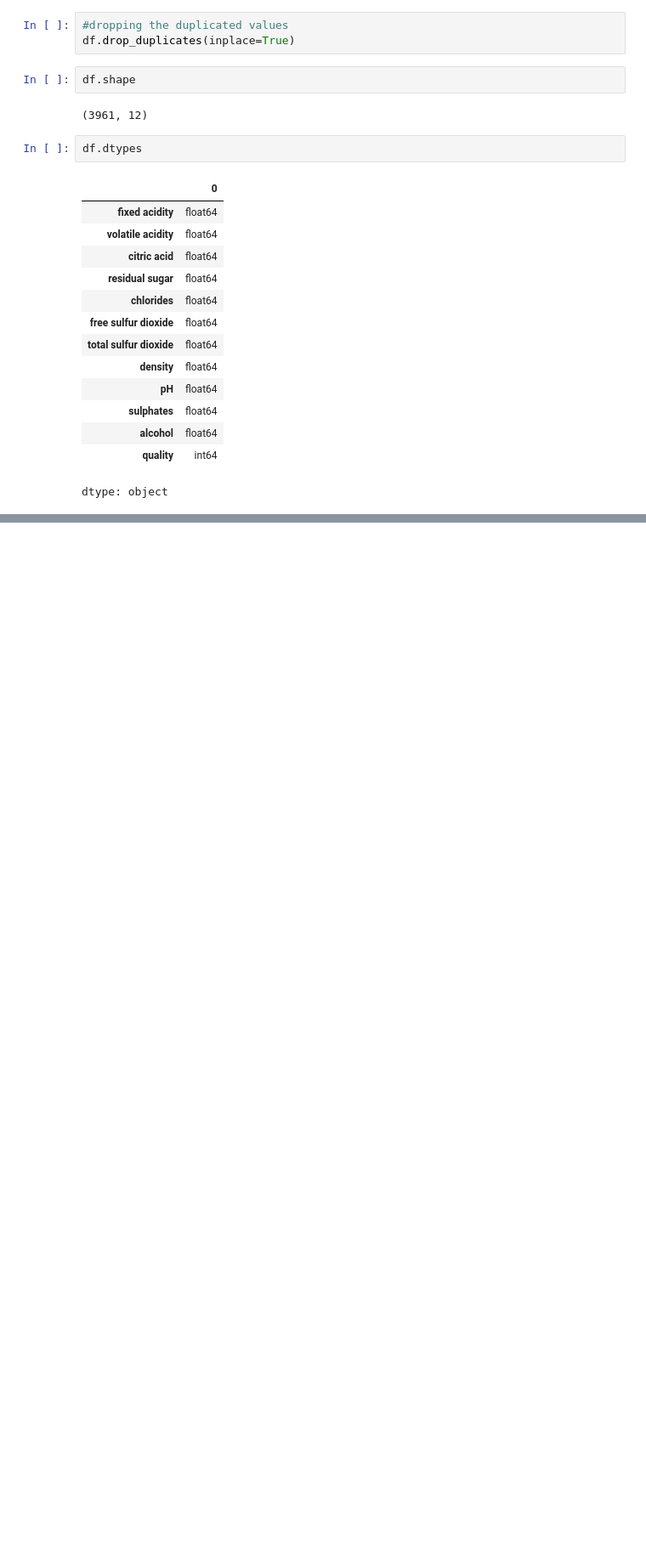
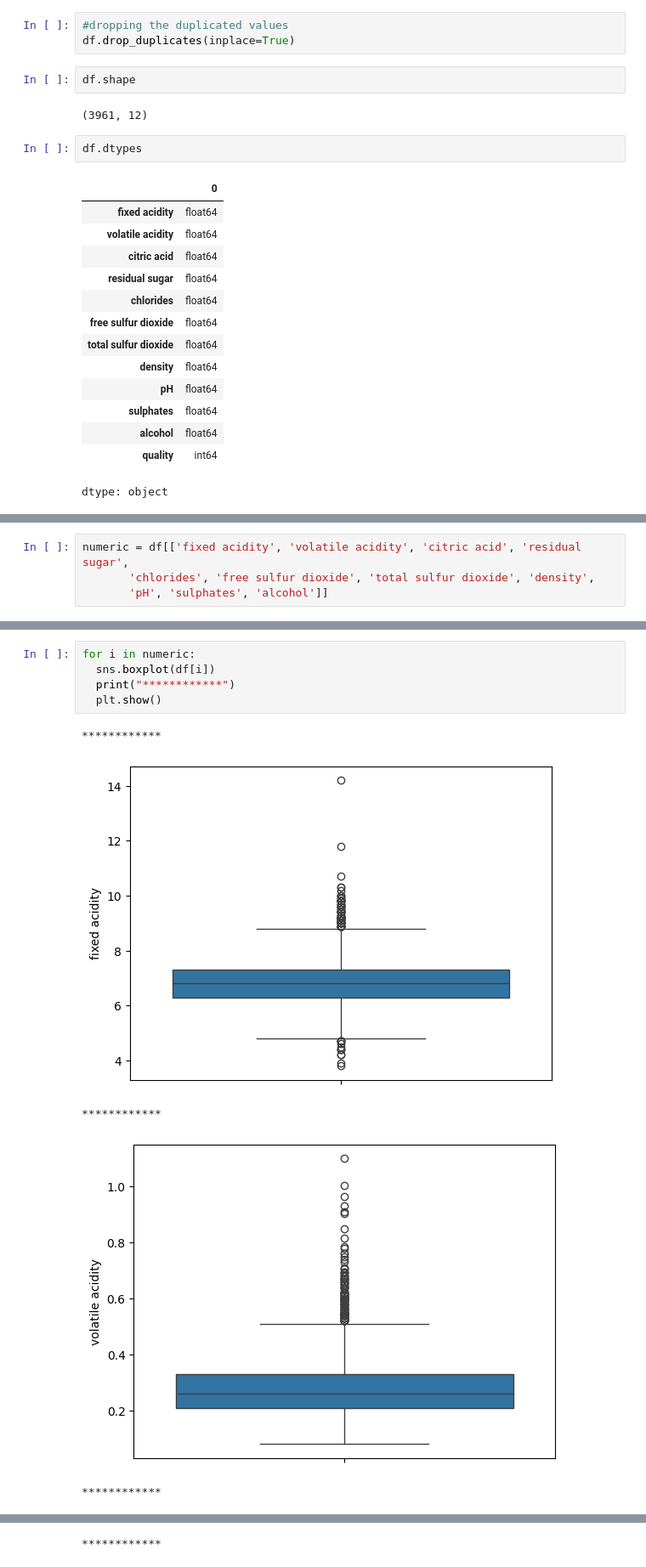
Before and after one commit to KaRtHiK-56/ExploratoryDataAnalysis-Examples, a Jupyter notebook: RedWineEDA.ipynb, the cells around one changed output, grey strips where cells are left out. Shown at 85% size. Saved outputs shown, nothing was run; the diff lists cells and outputs as text; blank space fills up the shorter version.

```diff
--- a/RedWineEDA.ipynb
+++ b/RedWineEDA.ipynb
@@ -207,0 +226,4 @@ plt.show()
+# %%
+numeric = df[['fixed acidity', 'volatile acidity', 'citric acid', 'residual sugar',
+       'chlorides', 'free sulfur dioxide', 'total sulfur dioxide', 'density',
+       'pH', 'sulphates', 'alcohol']]
@@ -207,0 +246,11 @@ plt.show()
+# %%
+for i in numeric:
+  sns.boxplot(df[i])
+  print("************")
+  plt.show()
+# %% [output]
+************
+[figure, added]
+************
+[figure, added]
+************
@@ -207,0 +258 @@ plt.show()
+************
```
Also changed, not shown: parts of 28 cells of this notebook.
